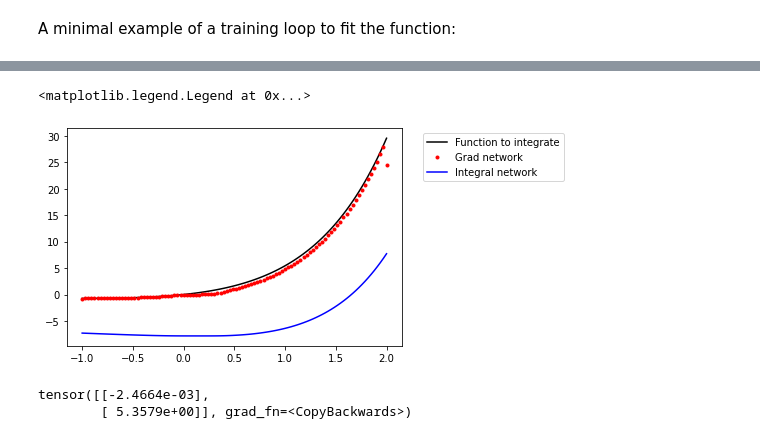
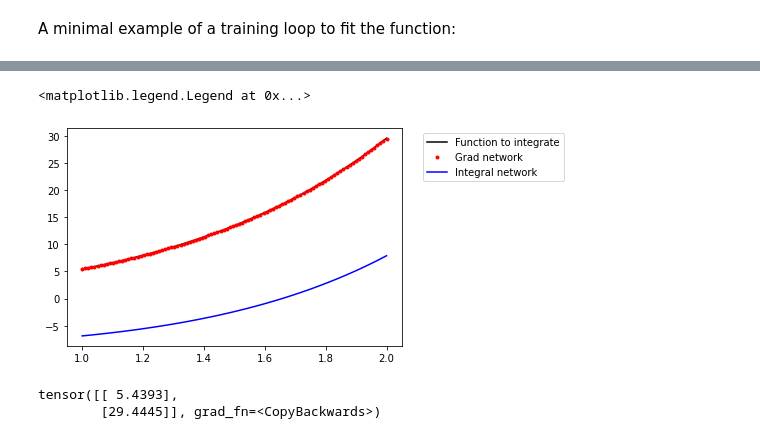
Before and after one commit to NolanSmyth/Auto-Int-Physics, a Jupyter notebook: autoint_example.ipynb, the cells around one changed output, grey strips where cells are left out. Drawn from its saved outputs; the diff is of its cells as text; code cells hidden in the pictures.

```diff
--- a/autoint_example.ipynb
+++ b/autoint_example.ipynb
@@ -332,22 +330,22 @@ for e in range(epochs):
 # %%
-x_coords = torch.linspace(-1,2,100)[:,None].cuda()
+x_coords = torch.linspace(1,2,100)[:,None].cuda()
 grad_vals = func_to_fit(x_coords).cpu()
 fitted_grad_vals = gradnet_session.compute_graph_fast({'x_coords': x_coords,
                                                        'params': None}).cpu()
 integral_vals = integralnet_session.compute_graph_fast({'x_coords': x_coords,
                                                         'params': None}).cpu()
 
 x_coords = x_coords.cpu()
 plt.plot(x_coords,grad_vals,'-k', label='Function to integrate')
 plt.plot(x_coords,fitted_grad_vals.detach(),'.r', label='Grad network')
 plt.plot(x_coords,integral_vals.detach(),'-b', label='Integral network')
 plt.legend(bbox_to_anchor=(1.05, 1.0), loc='upper left')
 # %% [output]
 <matplotlib.legend.Legend at 0x...>
-[figure, old version]
+[figure, new version]
 # %%
-gradnet_session.compute_graph_fast({'x_coords':torch.linspace(0,1,2)[:,None].cuda(), 'params':None }).cpu()
+gradnet_session.compute_graph_fast({'x_coords':torch.linspace(1,2,2)[:,None].cuda(), 'params':None }).cpu()
 # %% [output]
-tensor([[-2.4664e-03],
-        [ 5.3579e+00]], grad_fn=<CopyBackwards>)
+tensor([[ 5.4393],
+        [29.4445]], grad_fn=<CopyBackwards>)
 # %%
```
Also changed, not shown: parts of 11 cells of this notebook.
